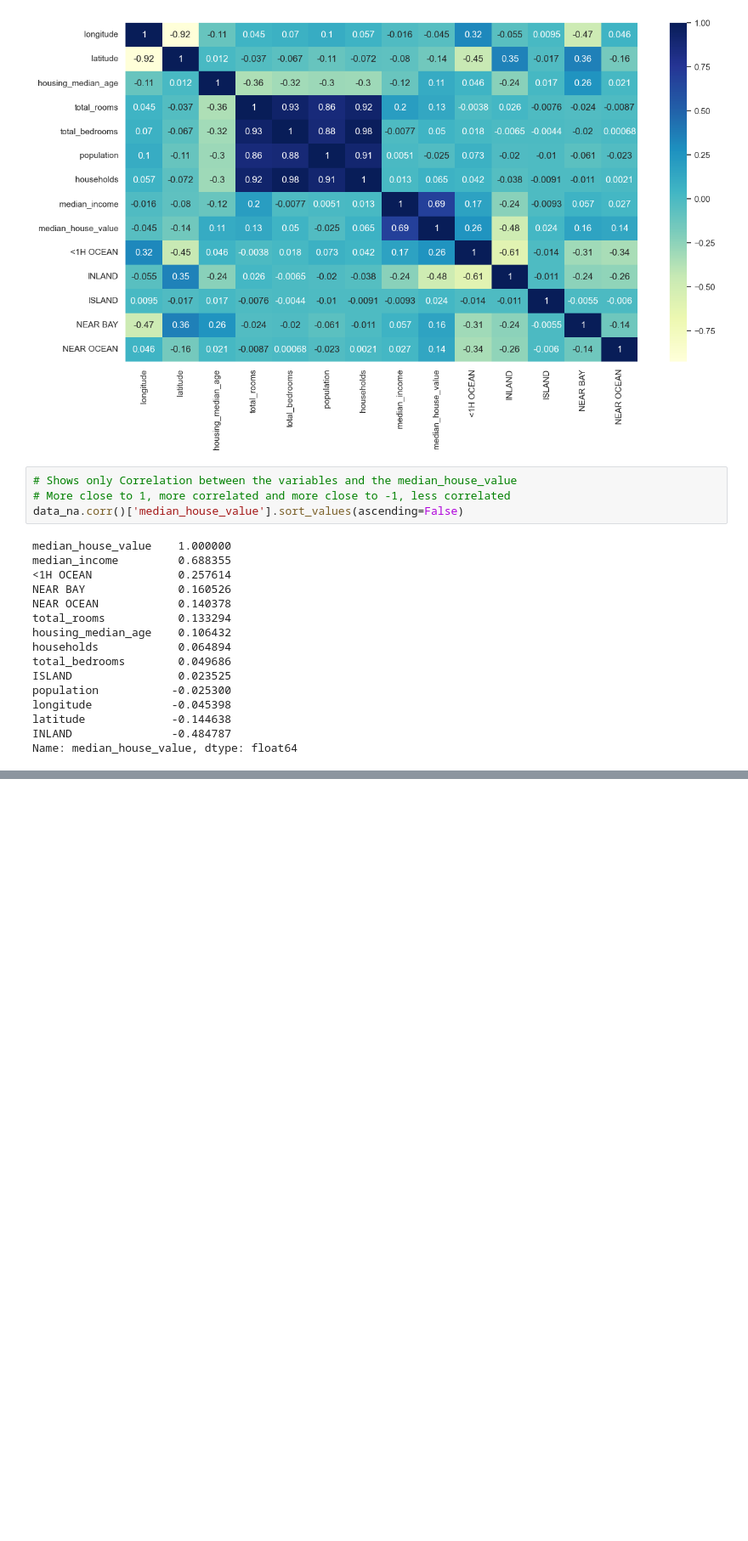
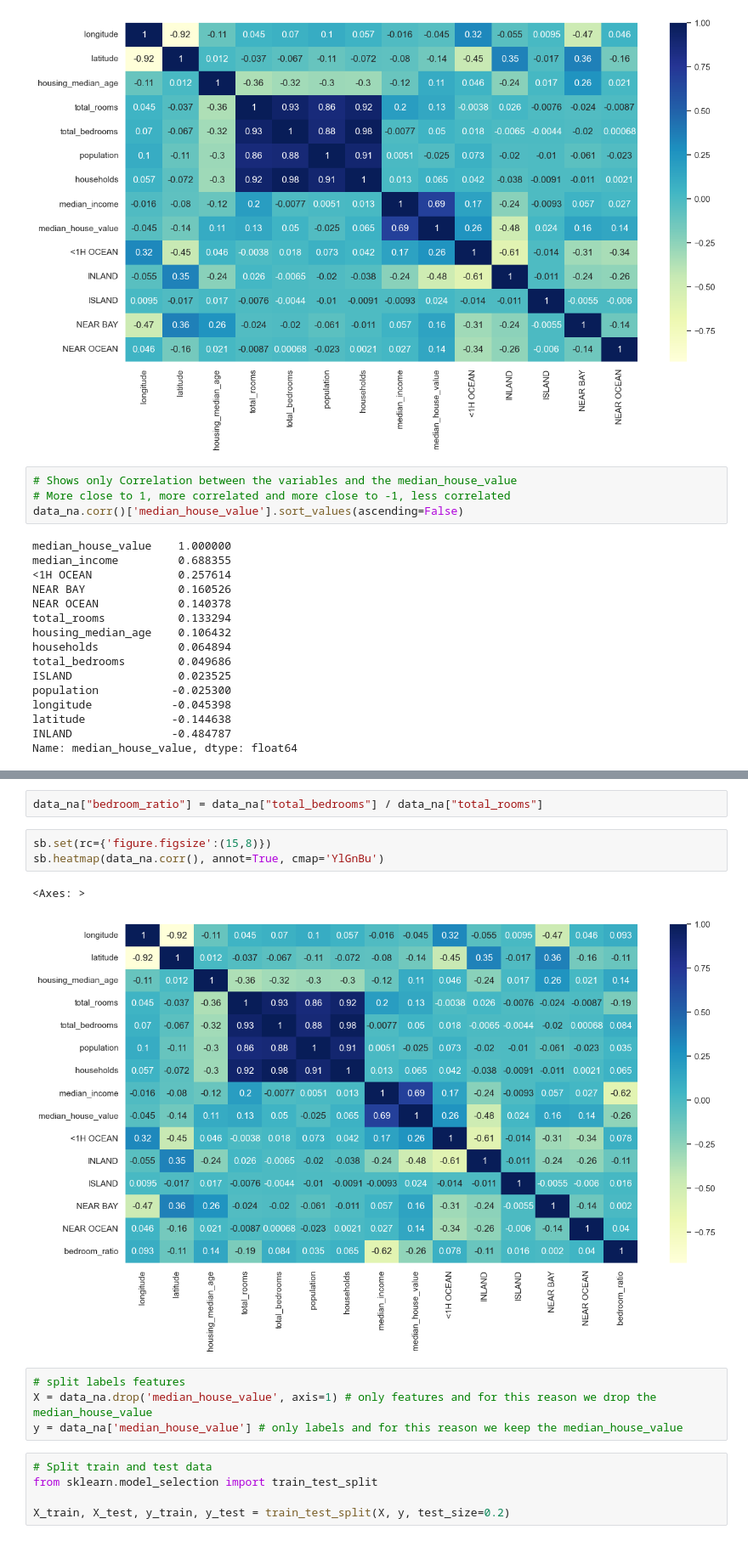
Before and after one commit to santicalleg/introduction_ai_python, a Jupyter notebook: linear_regression/housing.ipynb, the cells around one changed output, grey strips where cells are left out. Shown at 85% size. Cells and saved outputs as stored; diff of their text form; blank space fills up the shorter version.

```diff
--- a/linear_regression/housing.ipynb
+++ b/linear_regression/housing.ipynb
@@ -230,0 +236,17 @@ Name: median_house_value, dtype: float64
+# %%
+data_na["bedroom_ratio"] = data_na["total_bedrooms"] / data_na["total_rooms"]
+# %%
+sb.set(rc={'figure.figsize':(15,8)})
+sb.heatmap(data_na.corr(), annot=True, cmap='YlGnBu')
+# %% [output]
+<Axes: >
+[figure, added]
+# %%
+# split labels features
+X = data_na.drop('median_house_value', axis=1) # only features and for this reason we drop the median_house_value
+y = data_na['median_house_value'] # only labels and for this reason we keep the median_house_value
+# %%
+# Split train and test data
+from sklearn.model_selection import train_test_split
+
+X_train, X_test, y_train, y_test = train_test_split(X, y, test_size=0.2)
```
Also changed, not shown: parts of 21 cells of this notebook.
